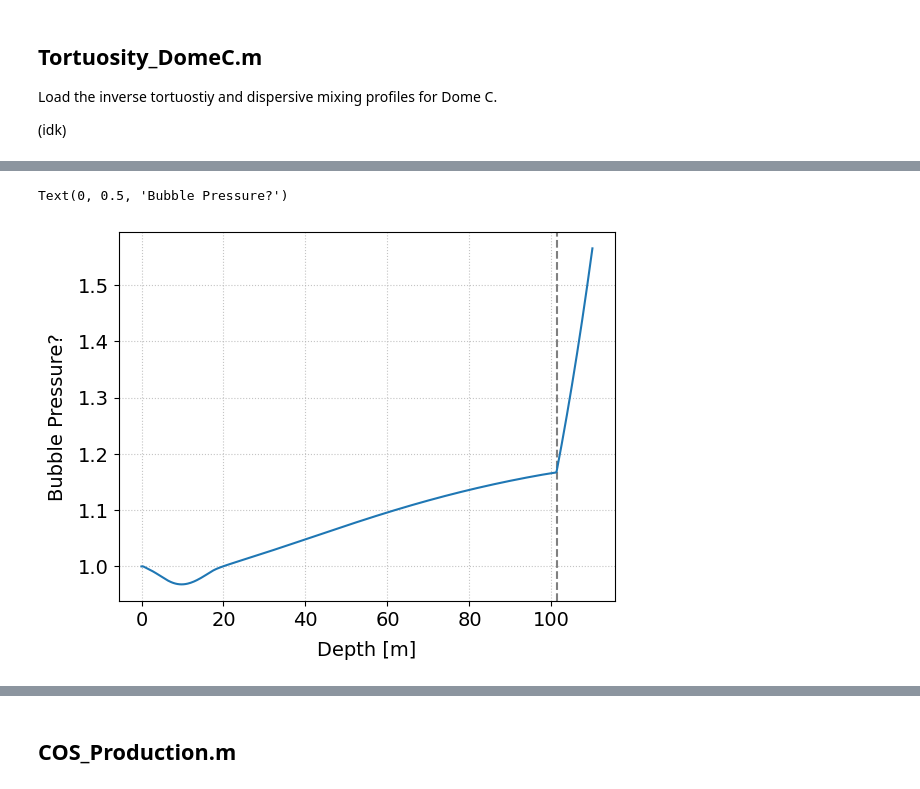
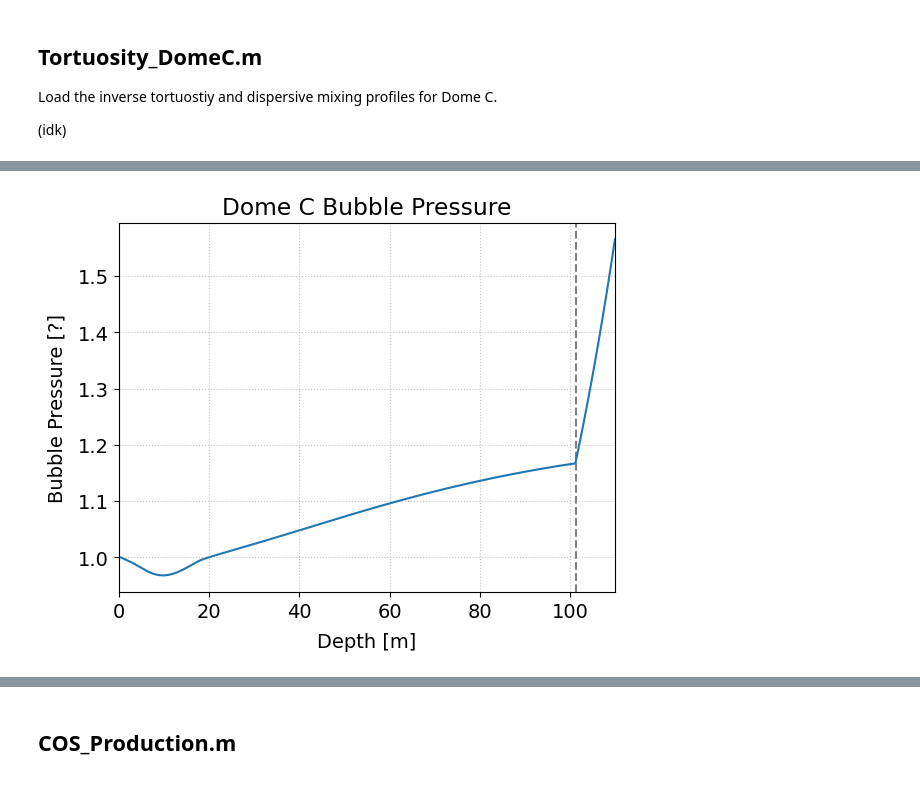
Before and after one commit to 14CO/In-Situ-14C, a Jupyter notebook: Firn Model.ipynb, the cells around one changed output, grey strips where cells are left out. Saved outputs shown, nothing was run; the diff lists cells and outputs as text; code cells hidden in the pictures.

```diff
--- a/Firn Model.ipynb
+++ b/Firn Model.ipynb
@@ -269,8 +299,10 @@ air_content = 1000 * bubble_pres[teller_co+1] * s_closed[teller_co+1] * pressure
 # %%
 plt.axvline(z[teller_co], c='grey', ls='--')
 plt.plot(z, bubble_pres)
+plt.xlim(z[0],z[-1])
 plt.xlabel('Depth [m]')
-plt.ylabel('Bubble Pressure?')
+plt.ylabel('Bubble Pressure [?]')
+plt.title('Dome C Bubble Pressure')
+plt.show()
 # %% [output]
-Text(0, 0.5, 'Bubble Pressure?')
-[figure, old version]
+[figure, new version]
```
Also changed, not shown: parts of 30 cells of this notebook.
